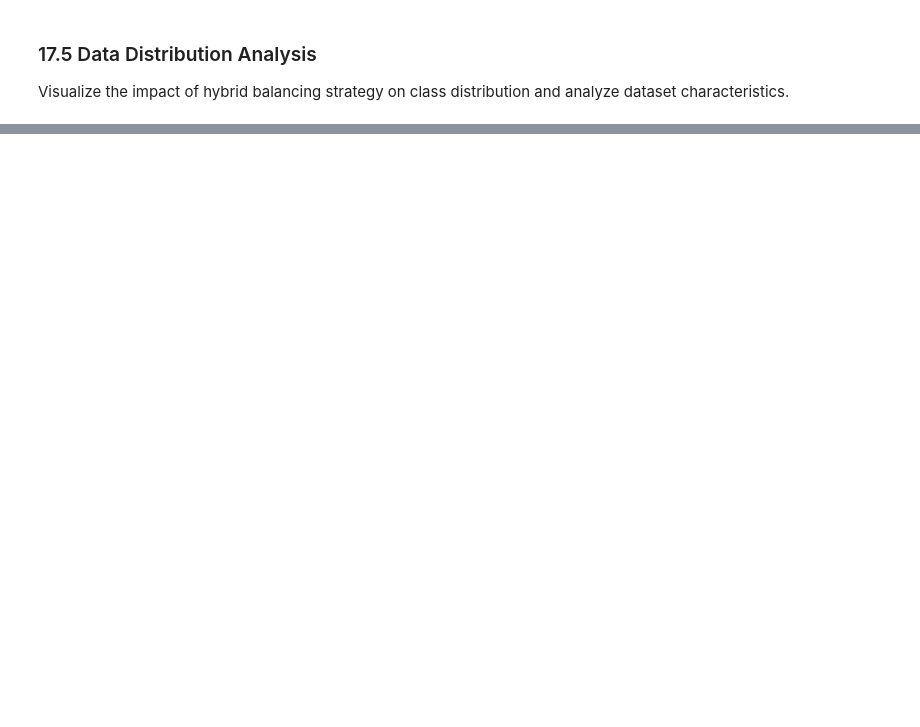
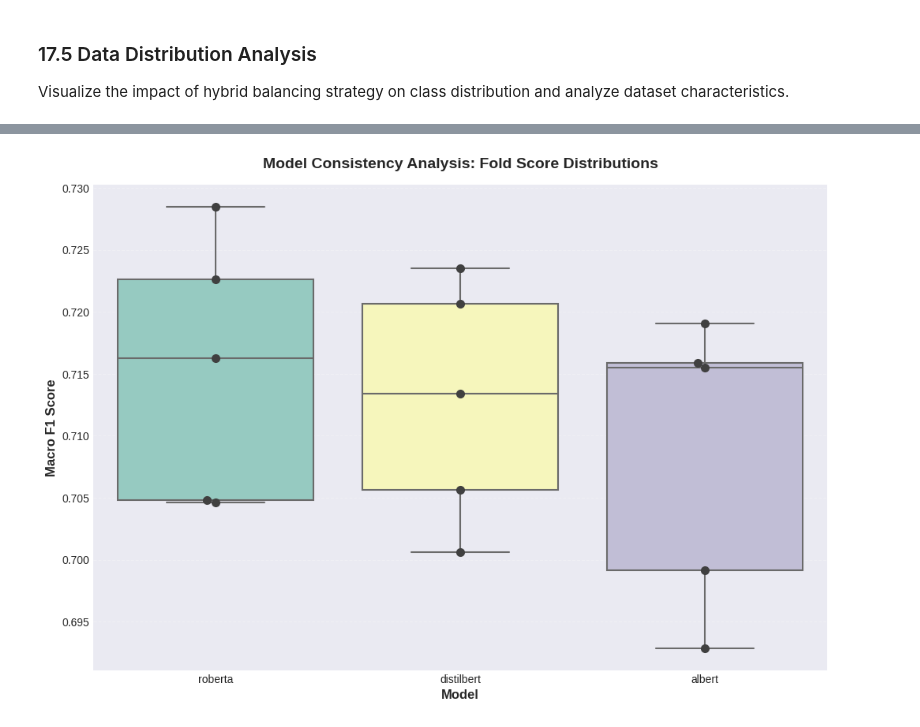
Before and after one commit to kurtesianplane/multi-class-phishing, a Jupyter notebook: scripts/2_Training.ipynb, the cells around one changed output, grey strips where cells are left out. Drawn from its saved outputs; the diff is of its cells as text; code cells hidden in the pictures; blank space fills up the shorter version.

```diff
--- a/scripts/2_Training.ipynb
+++ b/scripts/2_Training.ipynb
@@ -2684,0 +2779,97 @@ All outputs are publication-ready at 300 DPI resolution.
+# %%
+import pandas as pd
+import seaborn as sns
+import matplotlib.pyplot as plt
+import numpy as np
+import os
+
+print('\n' + '=' * 80)
+print('17.6 COMPREHENSIVE MODEL COMPARISON (Performance, Stability, Efficiency)')
+print('=' * 80)
+
+# Ensure results directory exists
+if not os.path.exists(RESULTS_DIR):
+    os.makedirs(RESULTS_DIR, exist_ok=True)
+    print(f"Created directory: {RESULTS_DIR}")
+
+# 1. Data Aggregation & 2. Metric Calculation
+summary_data = []
+fold_data = []
+
+for model_name, results in cv_results.items():
+    mean_f1 = results['mean_f1']
+    std_f1 = results['std_f1']
+    time_min = results['training_time'] / 60
+
+    # Calculate derived metrics
+    stability = 1 / std_f1 if std_f1 > 0 else np.nan  # Higher is better
+    efficiency = mean_f1 / time_min if time_min > 0 else np.nan # F1 per minute
+
+    summary_data.append({
+        'Model': model_name,
+        'Mean F1': mean_f1,
+        'Std Dev': std_f1,
+        'Best Fold': max(results['fold_scores']),
+        'Worst Fold': min(results['fold_scores']),
+        'Time (min)': time_min,
+        'Stability': stability,
+        'Efficiency': efficiency
+    })
+
+    # Prepare fold data for boxplot
+    for score in results['fold_scores']:
+        fold_data.append({
+            'Model': model_name,
+            'Fold Score': score
+        })
+
+# 3. DataFrame Creation
+comparison_df = pd.DataFrame(summary_data).sort_values('Mean F1', ascending=False)
+folds_df = pd.DataFrame(fold_data)
+
+# 5. Visualization (Box Plot)
+plt.figure(figsize=(12, 8))
+sns.boxplot(x='Model', y='Fold Score', data=folds_df, palette='Set3', linewidth=1.5)
+sns.swarmplot(x='Model', y='Fold Score', data=folds_df, color='.25', size=8)
+plt.title('Model Consistency Analysis: Fold Score Distributions', fontsize=14, fontweight='bold', pad=15)
+plt.ylabel('Macro F1 Score', fontsize=12, fontweight='bold')
+plt.xlabel('Model', fontsize=12, fontweight='bold')
+plt.grid(axis='y', alpha=0.3, linestyle='--')
+
+# Save plot
+plot_path = f'{RESULTS_DIR}/model_comparison_comprehensive.png'
+plt.savefig(plot_path, dpi=300, bbox_inches='tight')
+plt.show()
+print(f"\n✓ Visualization saved to: {plot_path}")
+
+# 6. Save Table
+table_path = f'{RESULTS_DIR}/model_comparison_table.csv'
+comparison_df.to_csv(table_path, index=False)
+print(f"✓ Summary table saved to: {table_path}")
+
+# 7. Textual Analysis & 8. Display
+print('\n' + '=' * 80)
+print('MODEL PERFORMANCE LEADERBOARD')
+print('=' * 80)
+print(comparison_df.to_string(index=False, float_format=lambda x: "{:.4f}".format(x)))
+
+print('\n' + '=' * 80)
+print('WINNER ANALYSIS')
+print('=' * 80)
+
+# Performance Winner
+perf_winner = comparison_df.loc[comparison_df['Mean F1'].idxmax()]
+print(f"Ἴ6 PERFORMANCE WINNER: {perf_winner['Model'].upper()}")
+print(f"   Reason: Highest Mean Macro F1 ({perf_winner['Mean F1']:.4f})")
+
+# Reliability Winner
+rel_winner = comparison_df.loc[comparison_df['Std Dev'].idxmin()]
+print(f"\nὮ1️ RELIABILITY WINNER: {rel_winner['Model'].upper()}")
+print(f"   Reason: Lowest Standard Deviation ({rel_winner['Std Dev']:.4f})")
+
+# Efficiency Winner
+eff_winner = comparison_df.loc[comparison_df['Efficiency'].idxmax()]
+print(f"\n⚡ EFFICIENCY WINNER: {eff_winner['Model'].upper()}")
+print(f"   Reason: Best trade-off between F1 score and training time ({eff_winner['Efficiency']:.4f} F1/min)")
+print('=' * 80)
+# %% [output]
@@ -2684,0 +2879 @@ All outputs are publication-ready at 300 DPI resolution.
+[figure, added]
```
Also changed, not shown: parts of 21 cells of this notebook, 24 other files.
